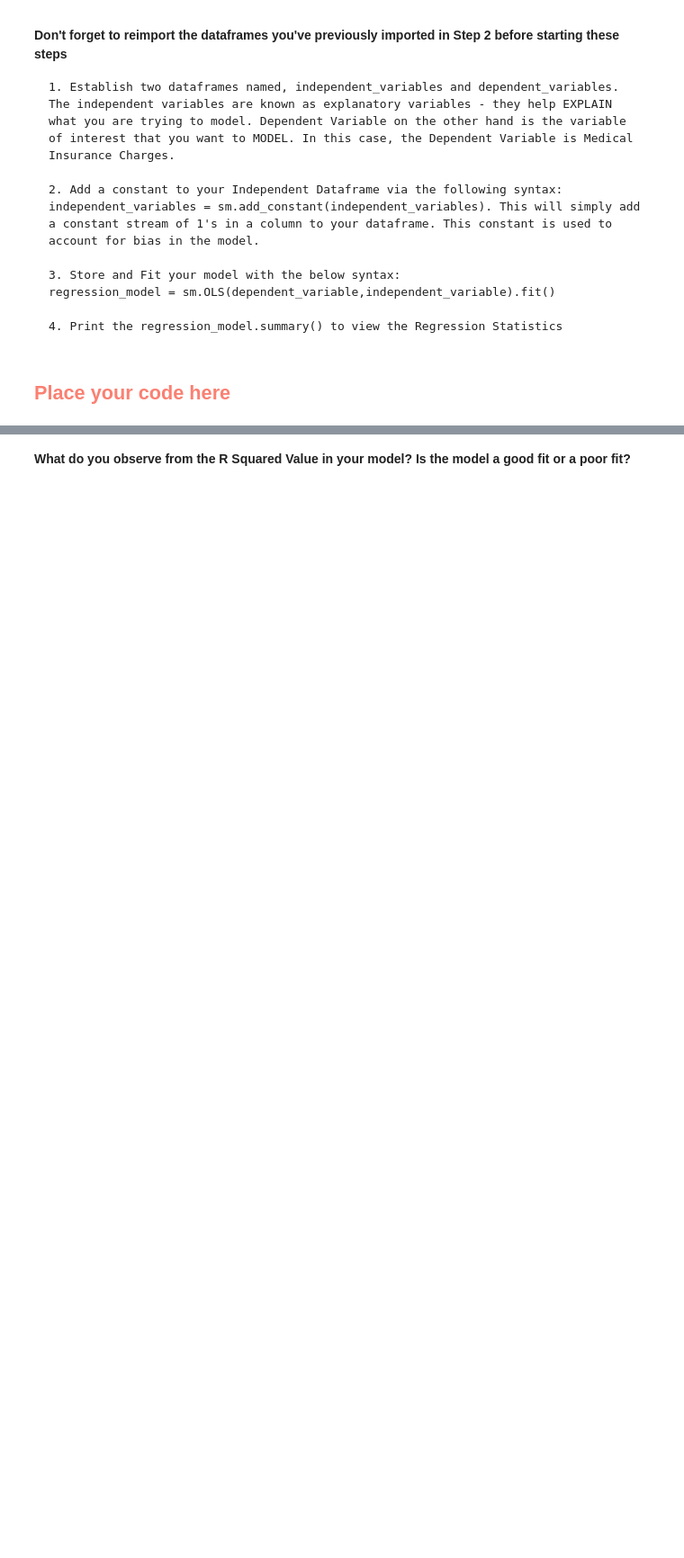
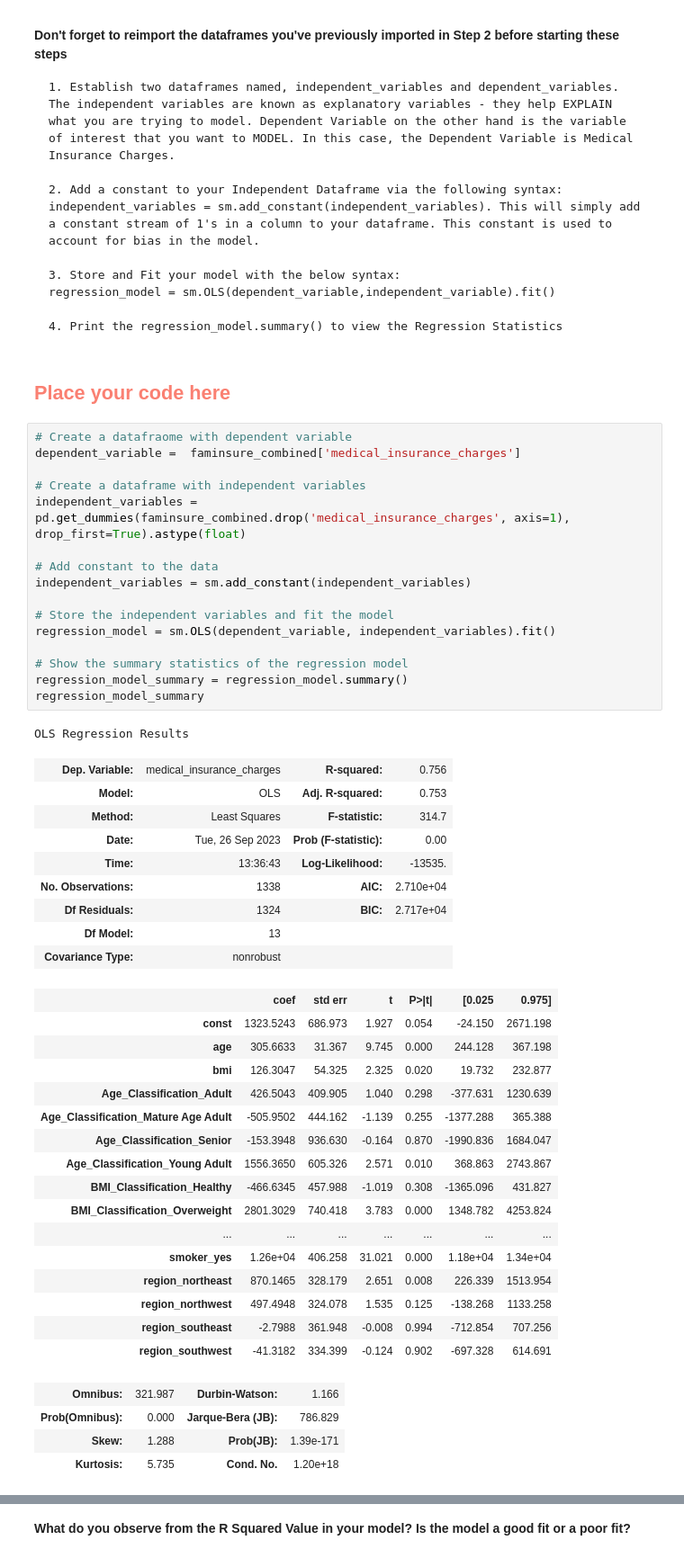
Before and after one commit to christinedbaxter/sb_CaseStudy_FamInsureCo, a Jupyter notebook: FamInsureCo_OLS_Case_Study.ipynb, the cells around one changed output, grey strips where cells are left out. Shown at 90% size. Cells and saved outputs as stored; diff of their text form; blank space fills up the shorter version.

```diff
--- a/FamInsureCo_OLS_Case_Study.ipynb
+++ b/FamInsureCo_OLS_Case_Study.ipynb
@@ -959,3 +1020,50 @@ In order to fit a linear regression model with statsmodels.api there are a few s
     4. Print the regression_model.summary() to view the Regression Statistics
 # %% [markdown]
 <h2><b style="color:salmon"> Place your code here </b> </h2>
+# %%
+# Create a datafraome with dependent variable
+dependent_variable =  faminsure_combined['medical_insurance_charges']
+
+# Create a dataframe with independent variables
+independent_variables = pd.get_dummies(faminsure_combined.drop('medical_insurance_charges', axis=1), drop_first=True).astype(float)
+
+# Add constant to the data
+independent_variables = sm.add_constant(independent_variables)
+
+# Store the independent variables and fit the model
+regression_model = sm.OLS(dependent_variable, independent_variables).fit()
+
+# Show the summary statistics of the regression model
+regression_model_summary = regression_model.summary()
+regression_model_summary
+# %% [output]
+OLS Regression Results
+| Dep. Variable: | medical_insurance_charges | R-squared: | 0.756 |
+| Model: | OLS | Adj. R-squared: | 0.753 |
+| Method: | Least Squares | F-statistic: | 314.7 |
+| Date: | Tue, 26 Sep 2023 | Prob (F-statistic): | 0.00 |
+| Time: | 13:36:43 | Log-Likelihood: | -13535. |
+| No. Observations: | 1338 | AIC: | 2.710e+04 |
+| Df Residuals: | 1324 | BIC: | 2.717e+04 |
+| Df Model: | 13 |  |  |
+| Covariance Type: | nonrobust |  |  |
+|  | coef | std err | t | P>|t| | [0.025 | 0.975] |
+| const | 1323.5243 | 686.973 | 1.927 | 0.054 | -24.150 | 2671.198 |
+| age | 305.6633 | 31.367 | 9.745 | 0.000 | 244.128 | 367.198 |
+| bmi | 126.3047 | 54.325 | 2.325 | 0.020 | 19.732 | 232.877 |
+| Age_Classification_Adult | 426.5043 | 409.905 | 1.040 | 0.298 | -377.631 | 1230.639 |
+| Age_Classification_Mature Age Adult | -505.9502 | 444.162 | -1.139 | 0.255 | -1377.288 | 365.388 |
+| Age_Classification_Senior | -153.3948 | 936.630 | -0.164 | 0.870 | -1990.836 | 1684.047 |
+| Age_Classification_Young Adult | 1556.3650 | 605.326 | 2.571 | 0.010 | 368.863 | 2743.867 |
+| BMI_Classification_Healthy | -466.6345 | 457.988 | -1.019 | 0.308 | -1365.096 | 431.827 |
+| BMI_Classification_Overweight | 2801.3029 | 740.418 | 3.783 | 0.000 | 1348.782 | 4253.824 |
+| ... | ... | ... | ... | ... | ... | ... |
+| smoker_yes | 1.26e+04 | 406.258 | 31.021 | 0.000 | 1.18e+04 | 1.34e+04 |
+| region_northeast | 870.1465 | 328.179 | 2.651 | 0.008 | 226.339 | 1513.954 |
+| region_northwest | 497.4948 | 324.078 | 1.535 | 0.125 | -138.268 | 1133.258 |
+| region_southeast | -2.7988 | 361.948 | -0.008 | 0.994 | -712.854 | 707.256 |
+| region_southwest | -41.3182 | 334.399 | -0.124 | 0.902 | -697.328 | 614.691 |
+| Omnibus: | 321.987 | Durbin-Watson: | 1.166 |
+| Prob(Omnibus): | 0.000 | Jarque-Bera (JB): | 786.829 |
+| Skew: | 1.288 | Prob(JB): | 1.39e-171 |
+| Kurtosis: | 5.735 | Cond. No. | 1.20e+18 |
```
Also changed, not shown: parts of 29 cells of this notebook.
